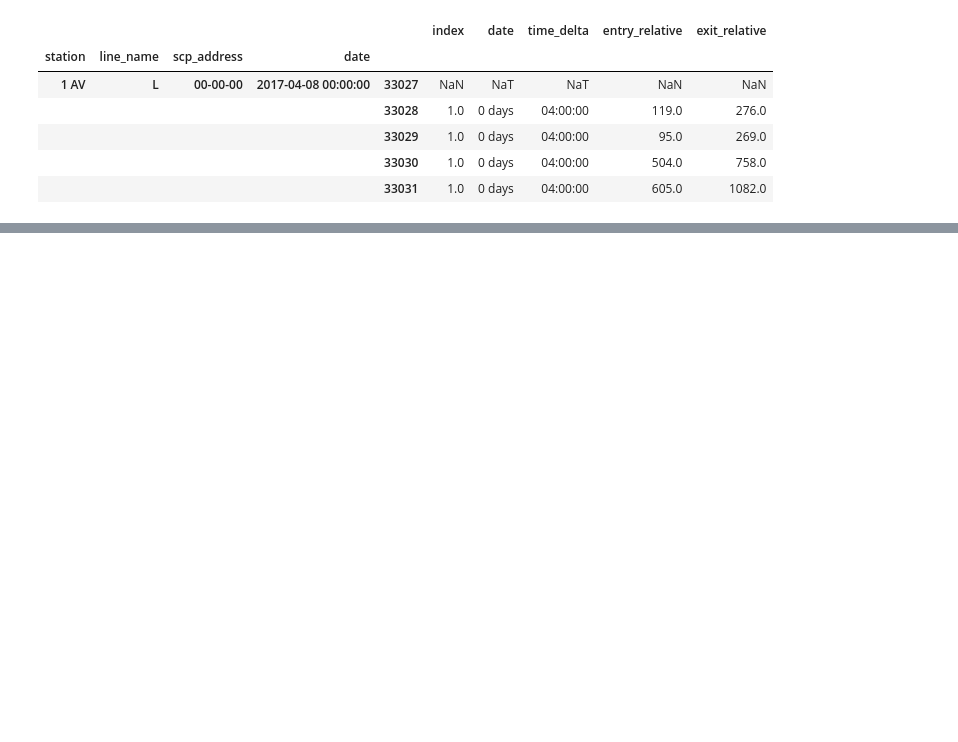
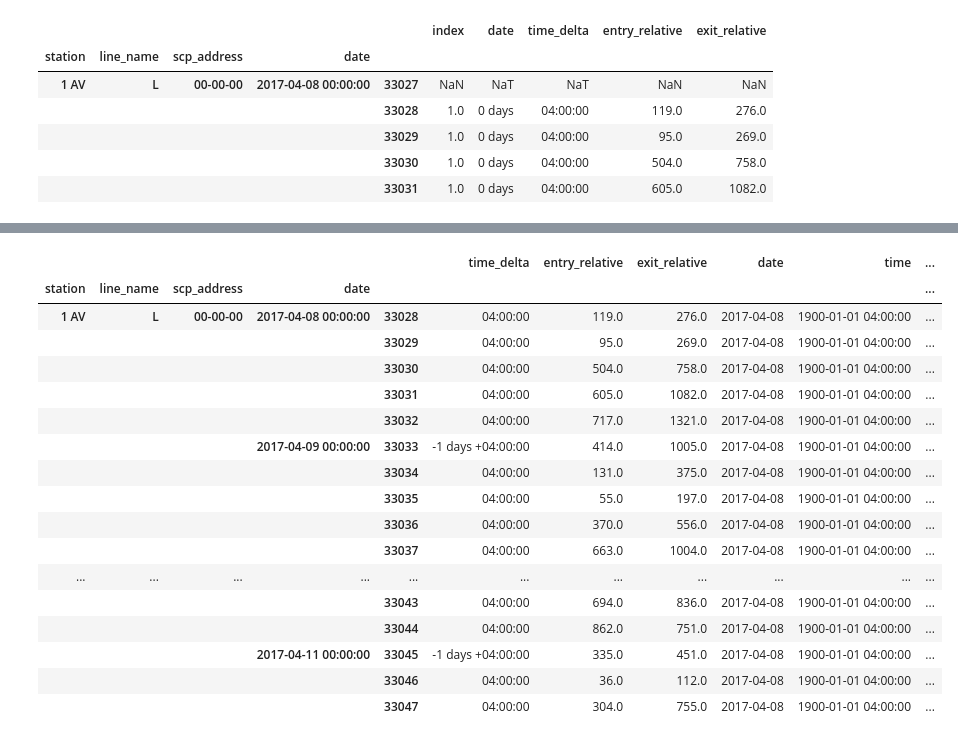
Before and after one commit to jeremyrchow/metis_proj_1, a Jupyter notebook: processed_data/DifferencesNotebook.ipynb, the cells around one changed output, grey strips where cells are left out. Saved outputs shown, nothing was run; the diff lists cells and outputs as text; code cells hidden in the pictures; blank space fills up the shorter version.

```diff
--- a/processed_data/DifferencesNotebook.ipynb
+++ b/processed_data/DifferencesNotebook.ipynb
@@ -175,0 +185,26 @@ df_outliers_sample.shape
+# %%
+
+
+
+sus_index_num=11
+range=10
+df_sample_with_deltas.iloc[sus_index_num-range:sus_index_num+range]
+# %% [output]
+|  |  |  |  |  | time_delta | entry_relative | exit_relative | date | time | ... |
+| station | line_name | scp_address | date |  |  |  |  |  |  | ... |
+| 1 AV | L | 00-00-00 | 2017-04-08 00:00:00 | 33028 | 04:00:00 | 119.0 | 276.0 | 2017-04-08 | 1900-01-01 04:00:00 | ... |
+|  |  |  |  | 33029 | 04:00:00 | 95.0 | 269.0 | 2017-04-08 | 1900-01-01 04:00:00 | ... |
+|  |  |  |  | 33030 | 04:00:00 | 504.0 | 758.0 | 2017-04-08 | 1900-01-01 04:00:00 | ... |
+|  |  |  |  | 33031 | 04:00:00 | 605.0 | 1082.0 | 2017-04-08 | 1900-01-01 04:00:00 | ... |
+|  |  |  |  | 33032 | 04:00:00 | 717.0 | 1321.0 | 2017-04-08 | 1900-01-01 04:00:00 | ... |
+|  |  |  | 2017-04-09 00:00:00 | 33033 | -1 days +04:00:00 | 414.0 | 1005.0 | 2017-04-08 | 1900-01-01 04:00:00 | ... |
+|  |  |  |  | 33034 | 04:00:00 | 131.0 | 375.0 | 2017-04-08 | 1900-01-01 04:00:00 | ... |
+|  |  |  |  | 33035 | 04:00:00 | 55.0 | 197.0 | 2017-04-08 | 1900-01-01 04:00:00 | ... |
+|  |  |  |  | 33036 | 04:00:00 | 370.0 | 556.0 | 2017-04-08 | 1900-01-01 04:00:00 | ... |
+|  |  |  |  | 33037 | 04:00:00 | 663.0 | 1004.0 | 2017-04-08 | 1900-01-01 04:00:00 | ... |
+| ... | ... | ... | ... | ... | ... | ... | ... | ... | ... | ... |
+|  |  |  |  | 33043 | 04:00:00 | 694.0 | 836.0 | 2017-04-08 | 1900-01-01 04:00:00 | ... |
+|  |  |  |  | 33044 | 04:00:00 | 862.0 | 751.0 | 2017-04-08 | 1900-01-01 04:00:00 | ... |
+|  |  |  | 2017-04-11 00:00:00 | 33045 | -1 days +04:00:00 | 335.0 | 451.0 | 2017-04-08 | 1900-01-01 04:00:00 | ... |
+|  |  |  |  | 33046 | 04:00:00 | 36.0 | 112.0 | 2017-04-08 | 1900-01-01 04:00:00 | ... |
+|  |  |  |  | 33047 | 04:00:00 | 304.0 | 755.0 | 2017-04-08 | 1900-01-01 04:00:00 | ... |
```
Also changed, not shown: parts of 11 cells of this notebook.
